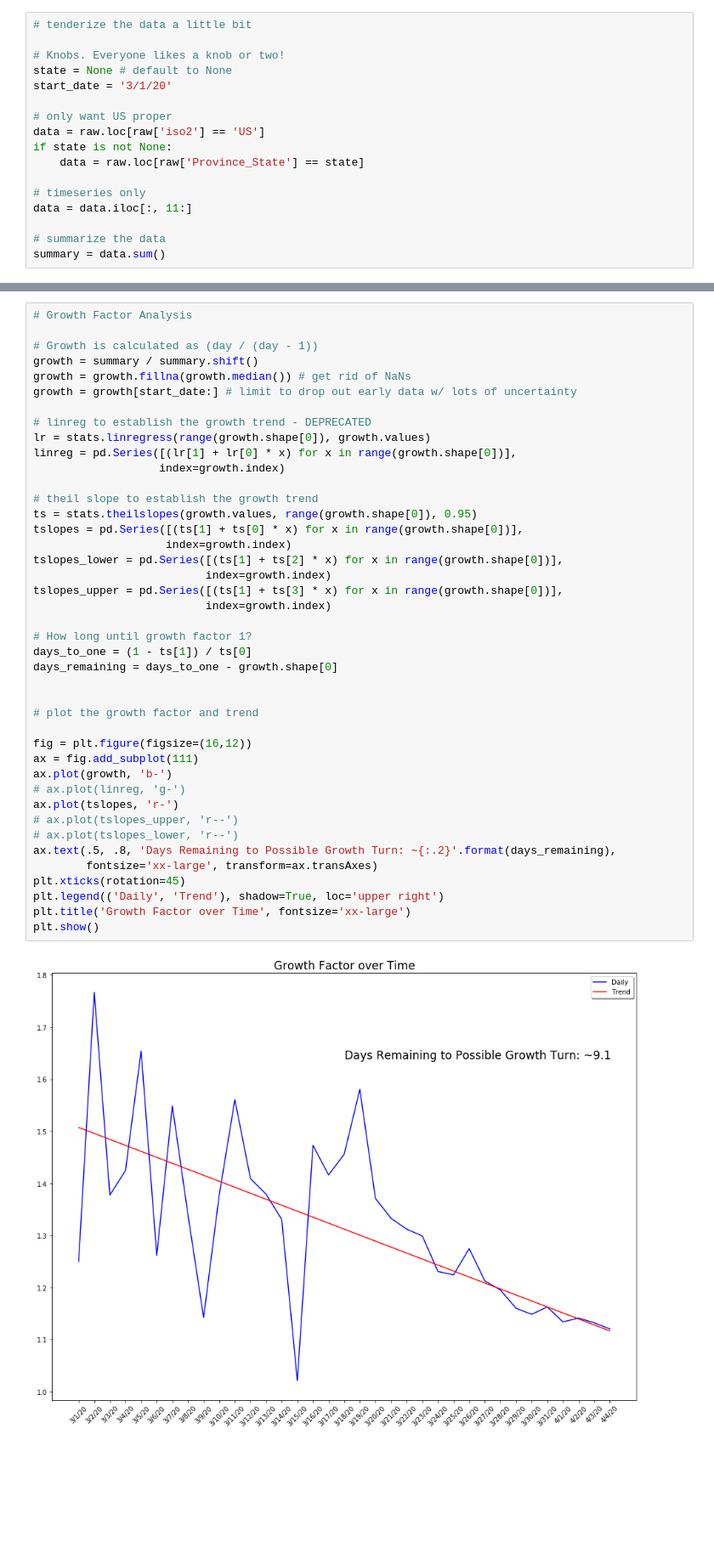
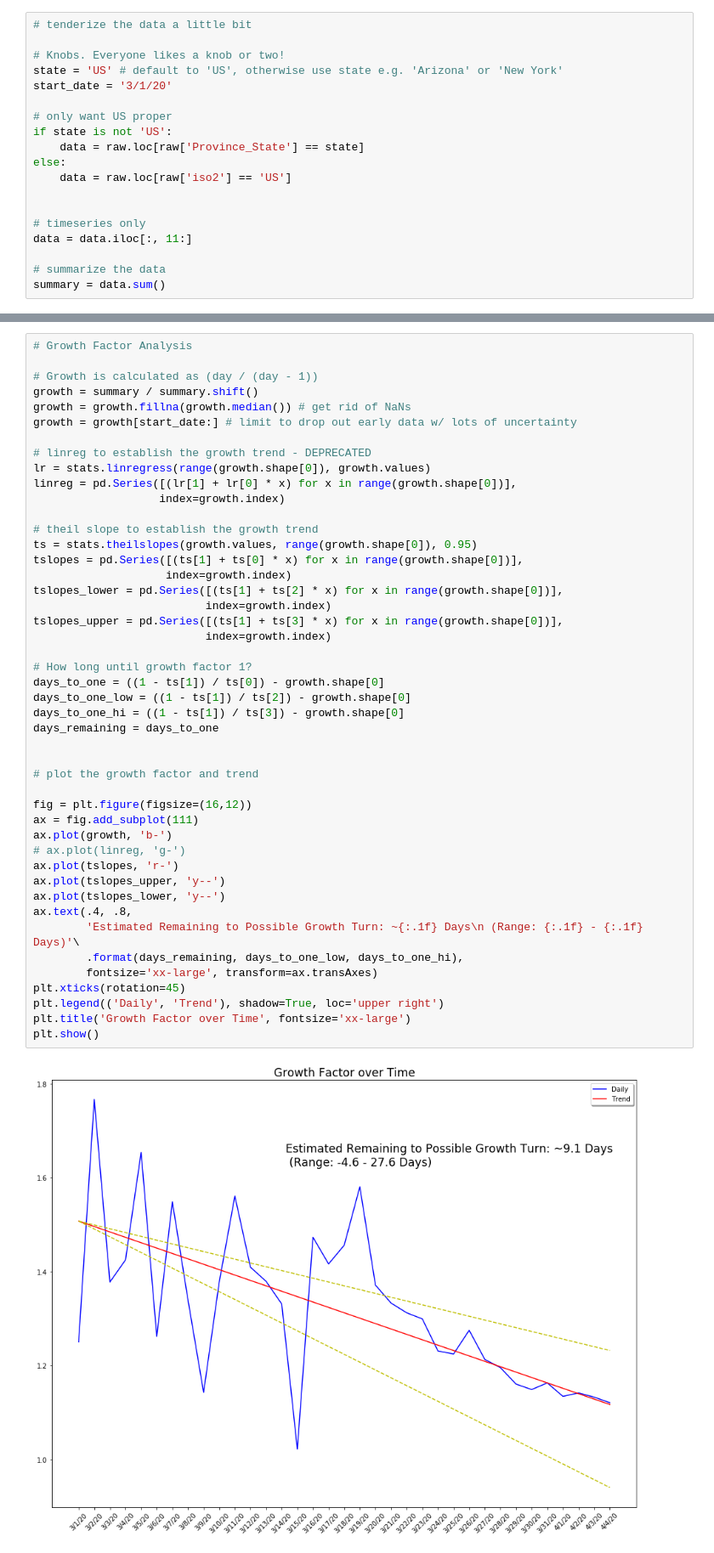
Before and after one commit to gschwim/COVID-19-Looking-Glass, a Jupyter notebook: COVID-19 Looking Glass.ipynb, the cells around one changed output, grey strips where cells are left out. Shown at 85% size. Cells and saved outputs as stored; diff of their text form; blank space fills up the shorter version.

Commit message:
added range to estmate

```diff
--- a/COVID-19 Looking Glass.ipynb
+++ b/COVID-19 Looking Glass.ipynb
@@ -40,13 +40,15 @@ rawd = pd.read_csv('https://raw.githubusercontent.com/CSSEGISandData/COVID-19/ma
 # tenderize the data a little bit
 
 # Knobs. Everyone likes a knob or two!
-state = None # default to None
+state = 'US' # default to 'US', otherwise use state e.g. 'Arizona' or 'New York'
 start_date = '3/1/20'
 
 # only want US proper
-data = raw.loc[raw['iso2'] == 'US']
-if state is not None:
+if state is not 'US':
     data = raw.loc[raw['Province_State'] == state]
+else:
+    data = raw.loc[raw['iso2'] == 'US']
+
 
 # timeseries only
 data = data.iloc[:, 11:]
@@ -99,36 +101,40 @@ growth = growth[start_date:] # limit to drop out early data w/ lots of uncertain
 # linreg to establish the growth trend - DEPRECATED
 lr = stats.linregress(range(growth.shape[0]), growth.values)
 linreg = pd.Series([(lr[1] + lr[0] * x) for x in range(growth.shape[0])],
                    index=growth.index)
 
 # theil slope to establish the growth trend
 ts = stats.theilslopes(growth.values, range(growth.shape[0]), 0.95)
 tslopes = pd.Series([(ts[1] + ts[0] * x) for x in range(growth.shape[0])],
                     index=growth.index)
 tslopes_lower = pd.Series([(ts[1] + ts[2] * x) for x in range(growth.shape[0])],
                           index=growth.index)
 tslopes_upper = pd.Series([(ts[1] + ts[3] * x) for x in range(growth.shape[0])],
                           index=growth.index)
 
 # How long until growth factor 1?
-days_to_one = (1 - ts[1]) / ts[0]
-days_remaining = days_to_one - growth.shape[0]
+days_to_one = ((1 - ts[1]) / ts[0]) - growth.shape[0]
+days_to_one_low = ((1 - ts[1]) / ts[2]) - growth.shape[0]
+days_to_one_hi = ((1 - ts[1]) / ts[3]) - growth.shape[0]
+days_remaining = days_to_one
 
 
 # plot the growth factor and trend
 
 fig = plt.figure(figsize=(16,12))
 ax = fig.add_subplot(111)
 ax.plot(growth, 'b-')
 # ax.plot(linreg, 'g-')
 ax.plot(tslopes, 'r-')
-# ax.plot(tslopes_upper, 'r--')
-# ax.plot(tslopes_lower, 'r--')
-ax.text(.5, .8, 'Days Remaining to Possible Growth Turn: ~{:.2}'.format(days_remaining),
+ax.plot(tslopes_upper, 'y--')
+ax.plot(tslopes_lower, 'y--')
+ax.text(.4, .8,
+        'Estimated Remaining to Possible Growth Turn: ~{:.1f} Days\n (Range: {:.1f} - {:.1f} Days)'\
+        .format(days_remaining, days_to_one_low, days_to_one_hi),
         fontsize='xx-large', transform=ax.transAxes)
 plt.xticks(rotation=45)
 plt.legend(('Daily', 'Trend'), shadow=True, loc='upper right')
 plt.title('Growth Factor over Time', fontsize='xx-large')
 plt.show()
 # %% [output]
-[figure, old version]
+[figure, new version]
```
